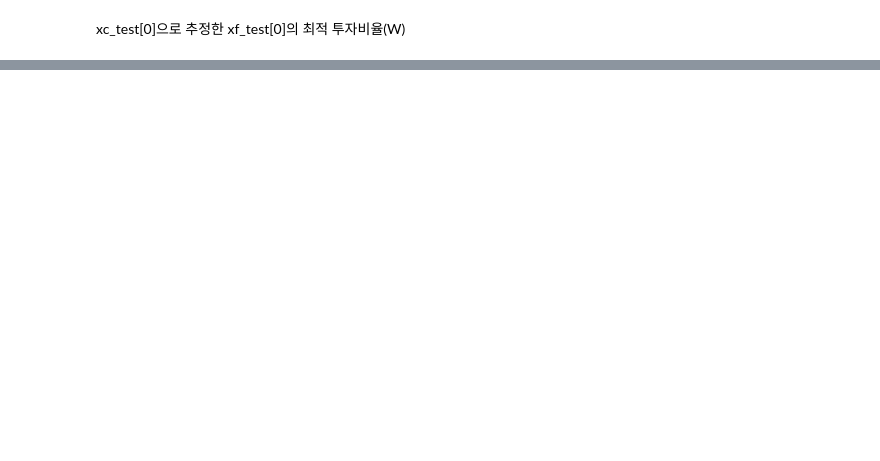
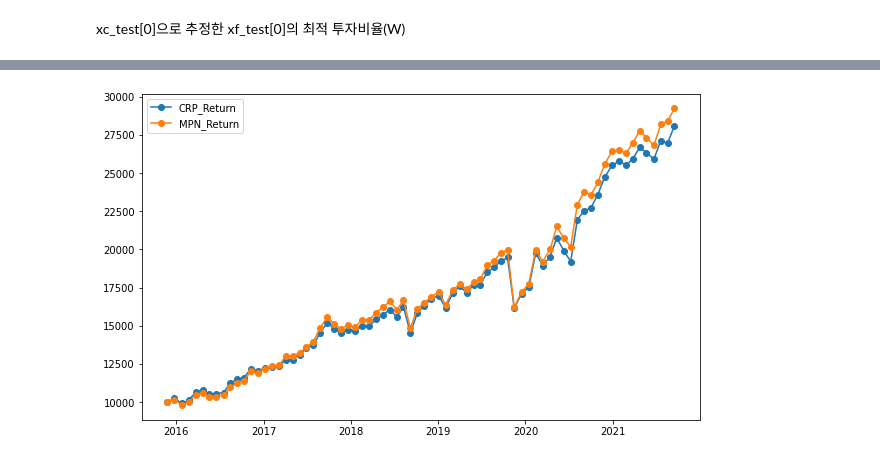
Before and after one commit to Joonqi/Practice_TimeSeries, a Jupyter notebook: Markowitz_Network.ipynb, the cells around one changed output, grey strips where cells are left out. Drawn from its saved outputs; the diff is of its cells as text; code cells hidden in the pictures; blank space fills up the shorter version.

```diff
--- a/Markowitz_Network.ipynb
+++ b/Markowitz_Network.ipynb
@@ -199,2 +209,19 @@ chech_w(0)
 # %% [markdown]
 xc_test[0]으로 추정한 xf_test[0]의 최적 투자비율(W)
+# %%
+model = tf.keras.models.load_model(SAVE_MODEL, compile=False)
+
+mpn_value = [10000]
+crp_value = [10000]
+
+w_crp = np.ones(N_stock)/N_stock
+w_history = []
+for i in range(N_future, xc_test.shape[0], N_future):
+    x = xc_test[i][np.newaxis, :, :]*20
+    w_mpn = model.predict(x)[0]
+    w_history.append(w_mpn)
+
+    m_rtn = np.sum(xf_test[i], axis=0)
+
+    mpn_value.append(mpn_value[-1] * np.exp(np.dot(w_mpn, m_rtn)))
+    crp_value.append(crp_value[-1] * np.exp(np.dot(w_crp, m_rtn)))
@@ -200,0 +253,5 @@ xc_test[0]으로 추정한 xf_test[0]의 최적 투자비율(W)
+# %%
+idx = np.arange(0, len(xc_test), N_future)
+
+perf_df = pd.DataFrame({'crp':crp_value, 'markowitz':mpn_value},
+                       index=df_test.index[idx])
@@ -200,0 +275,8 @@ xc_test[0]으로 추정한 xf_test[0]의 최적 투자비율(W)
+# %%
+plt.figure(figsize=(10, 6))
+plt.plot(perf_df['crp'], 'o-', label='CRP_Return')
+plt.plot(perf_df['markowitz'], 'o-', label='MPN_Return')
+plt.legend()
+plt.show()
+# %% [output]
+[figure, added]
```
Also changed, not shown: parts of 12 cells of this notebook, 1 other file.
